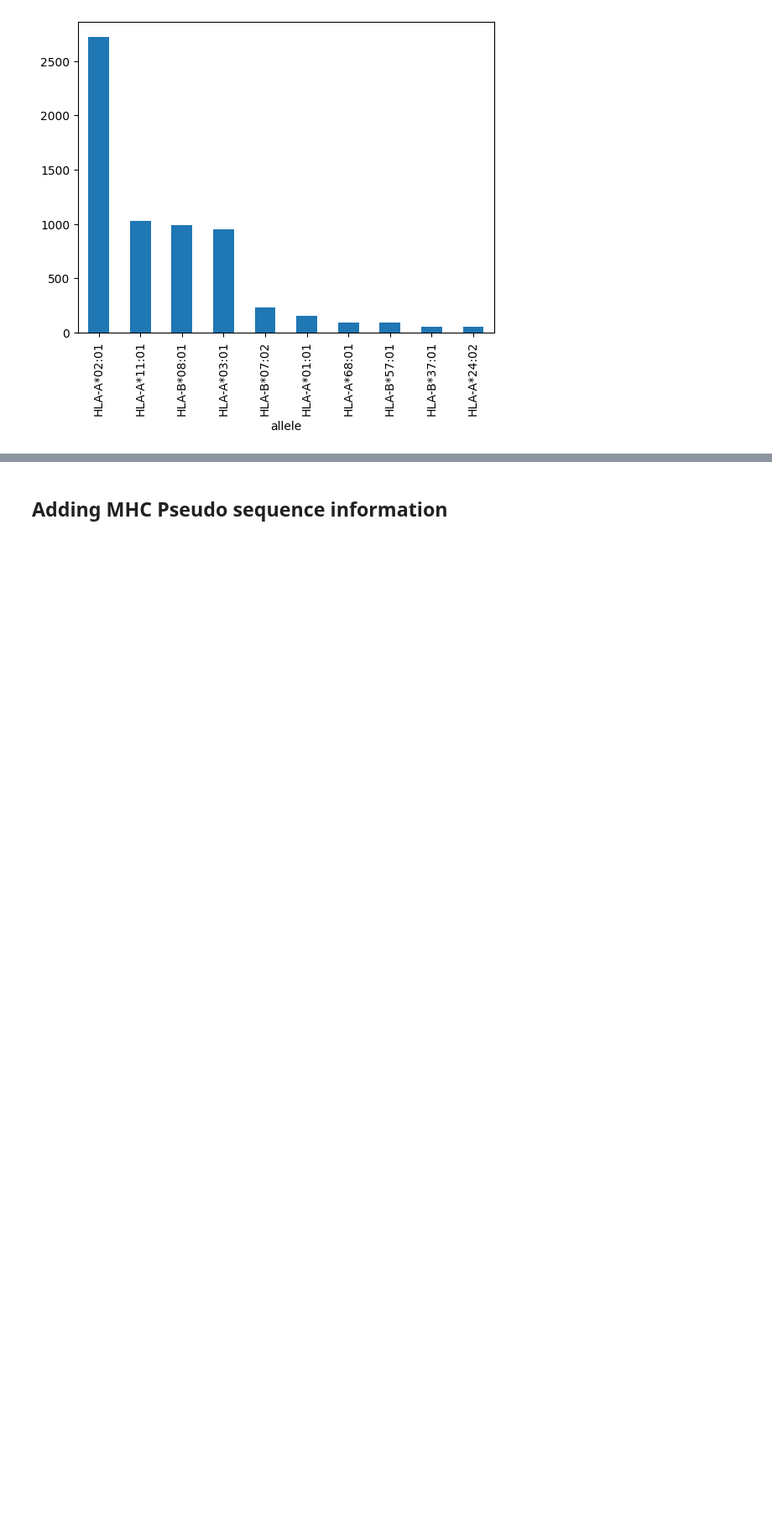
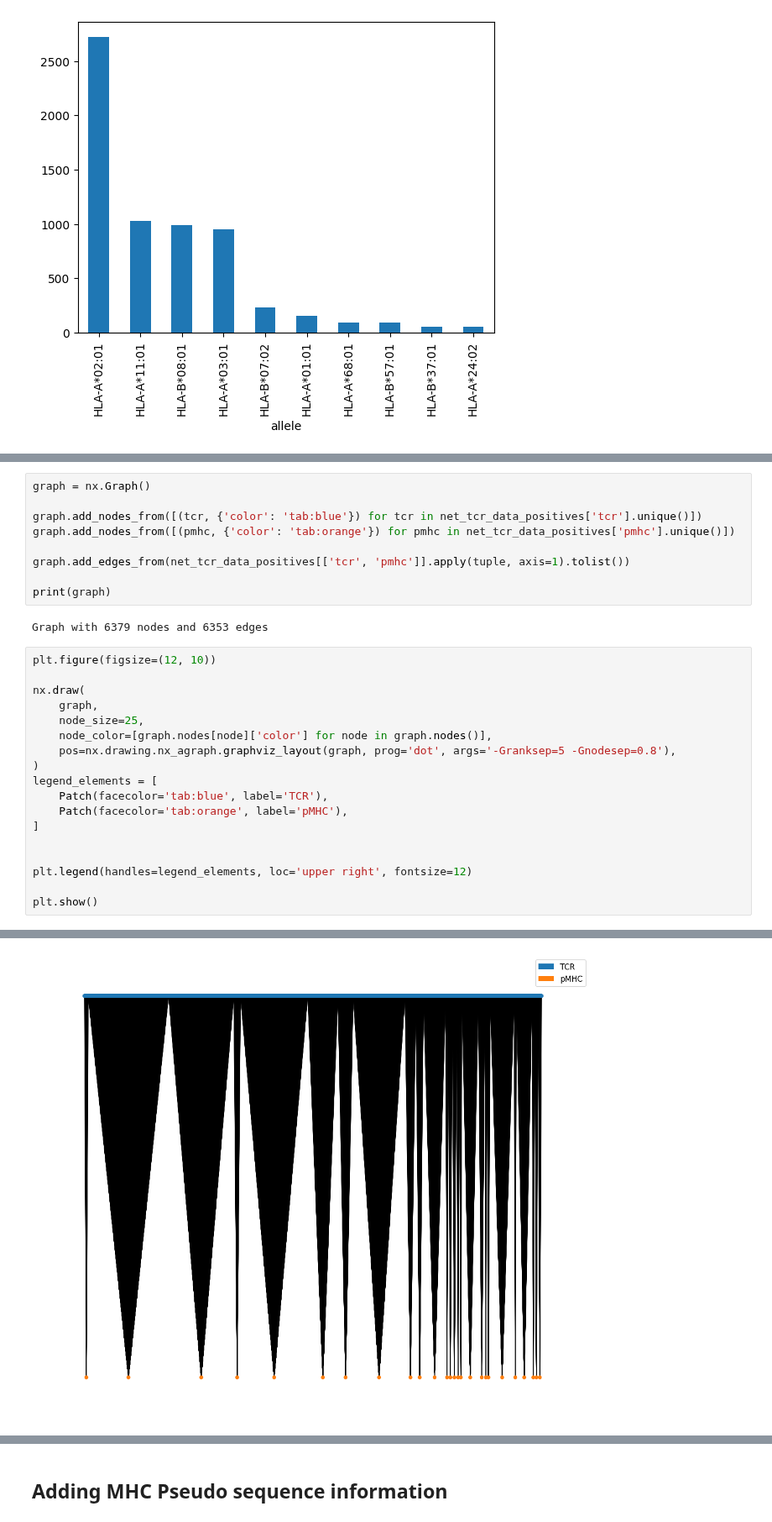
Before and after one commit to benjiemc/tcr-antigen-prediction, a Jupyter notebook: notebooks/exploring_and_processing_net_tcr_data.ipynb, the cells around one changed output, grey strips where cells are left out. Shown at 84% size. Drawn from its saved outputs; the diff is of its cells as text; blank space fills up the shorter version.

Commit message:
Add graph visualisation of TCR:pMHC relationships

```diff
--- a/notebooks/exploring_and_processing_net_tcr_data.ipynb
+++ b/notebooks/exploring_and_processing_net_tcr_data.ipynb
@@ -101,0 +157,30 @@ net_tcr_data_positives['allele'].value_counts().plot.bar()
+# %%
+graph = nx.Graph()
+
+graph.add_nodes_from([(tcr, {'color': 'tab:blue'}) for tcr in net_tcr_data_positives['tcr'].unique()])
+graph.add_nodes_from([(pmhc, {'color': 'tab:orange'}) for pmhc in net_tcr_data_positives['pmhc'].unique()])
+
+graph.add_edges_from(net_tcr_data_positives[['tcr', 'pmhc']].apply(tuple, axis=1).tolist())
+
+print(graph)
+# %% [output]
+Graph with 6379 nodes and 6353 edges
+# %%
+plt.figure(figsize=(12, 10))
+
+nx.draw(
+    graph,
+    node_size=25,
+    node_color=[graph.nodes[node]['color'] for node in graph.nodes()],
+    pos=nx.drawing.nx_agraph.graphviz_layout(graph, prog='dot', args='-Granksep=5 -Gnodesep=0.8'),
+)
+legend_elements = [
+    Patch(facecolor='tab:blue', label='TCR'),
+    Patch(facecolor='tab:orange', label='pMHC'),
+]
+
+
+plt.legend(handles=legend_elements, loc='upper right', fontsize=12)
+
+plt.show()
+# %% [output]
@@ -101,0 +188 @@ net_tcr_data_positives['allele'].value_counts().plot.bar()
+[figure, added]
```
Also changed, not shown: parts of 14 cells of this notebook, 1 other file.
